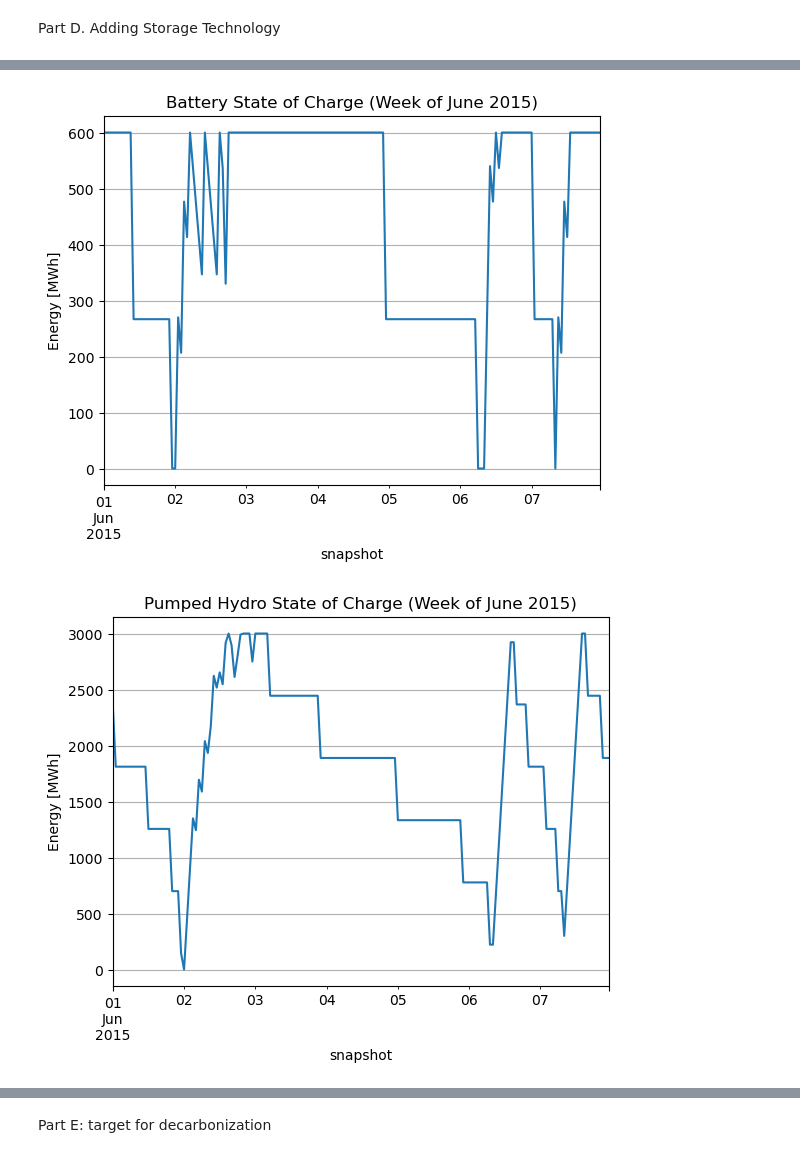
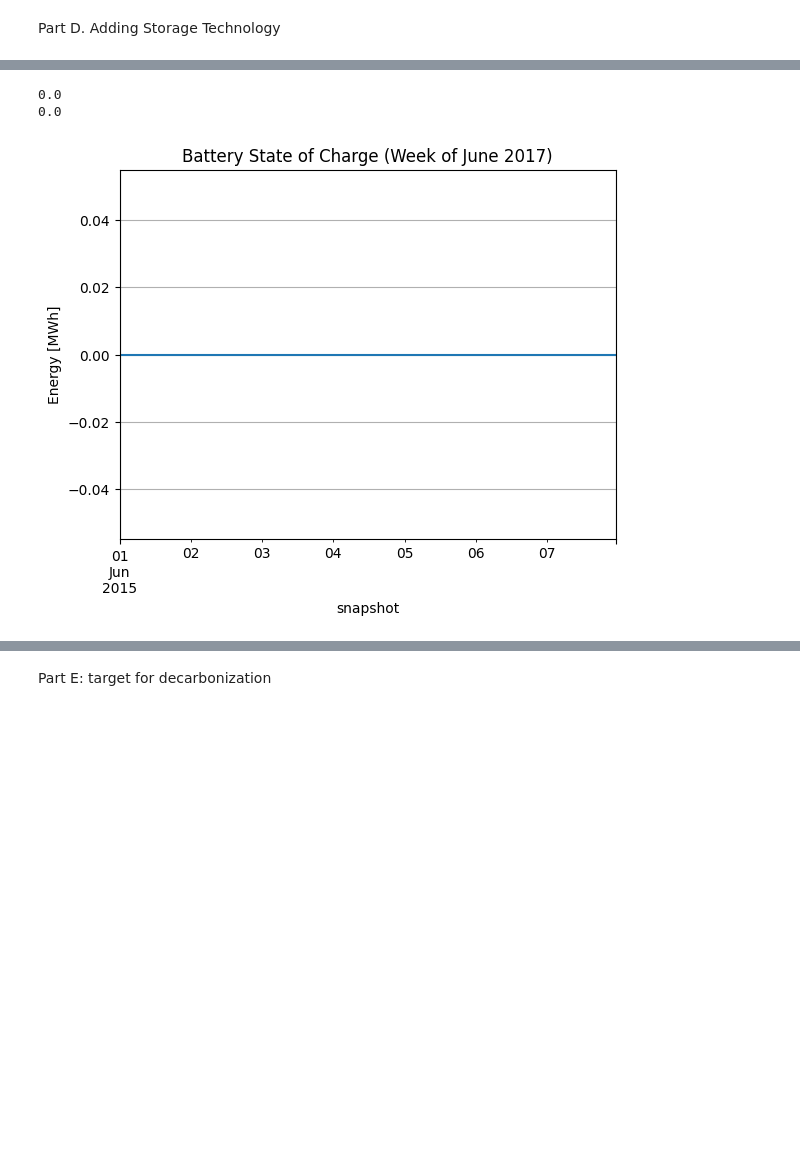
Before and after one commit to JuliaKatomena/Integrated-energy-grid, a Jupyter notebook: Project.ipynb, the cells around one changed output, grey strips where cells are left out. Cells and saved outputs as stored; diff of their text form; code cells hidden in the pictures; blank space fills up the shorter version.

```diff
--- a/Project.ipynb
+++ b/Project.ipynb
@@ -107,7 +106,7 @@ network.add("Carrier", "offshorewind")
 network.add("Carrier", "onshorewind")
 network.add("Carrier", "solar")
 network.add("Carrier", "nuclear")
-network.add("Carrier", "gas", co2_emissions=0.22) # in /MWh_tt_CO2h
+network.add("Carrier", "CCGT", co2_emissions=0.22) # in /MWh_tt_CO2h
 
 
 
@@ -166,7 +165,7 @@ network.add("Generator",
             "CCGT",
             bus="electricity bus",
             p_nom_extendable=True,
-            carrier="gas",
+            carrier="CCGT",
             #p_nom_max=7000,
             capital_cost = capital_cost_CCGT,
             marginal_cost = marginal_cost_CCGT)
@@ -479,33 +658,31 @@ plt.show()
 # %% [markdown]
 Part D. Adding Storage Technology
 # %%
-network.add("Carrier", "battery", overwrite = True)
-network.add("Carrier", "pumped hydro", overwrite = True)
+network.add("Carrier", "battery")
+network.add("Carrier", "Pumped Hydro")
 
 # add storage units (battery and pumped hydro)
 network.add("StorageUnit", "battery",
             bus="electricity bus",
-            p_nom_max = 300,
-            max_hours=2,
+            p_nom=300000,
+            max_hours=4.5,
             p_nom_extendable = True,
             efficiency_store=0.9,
             efficiency_dispatch=0.9,
-            capital_cost=0, # in €/MW
+            capital_cost=350000,
             marginal_cost=0,
             carrier="battery",
-            overwrite = True,
-            cyclic_state_of_charge=True)
+            overwrite = True)
 
-network.add("StorageUnit", "pumped_hydro",
+network.add("StorageUnit", "Pumped Hydro",
             bus="electricity bus",
-            p_nom_max = 500,
-            max_hours=6,
+            p_nom=500,
             p_nom_extendable = True,
+            max_hours=12,
             efficiency_store=0.9,
             efficiency_dispatch=0.9,
-            capital_cost= 0, # in €/MW
+            capital_cost=2000000,
             marginal_cost=0,
-            carrier="pumped hydro",
-            overwrite = True,
-            cyclic_state_of_charge=True)
+            carrier="Pumped Hydro",
+            overwrite = True)
 # %% [output]
@@ -550,15 +726,16 @@ plt.show()
+# %%
+p_nom_opt_batt = network.storage_units.loc["battery", "p_nom_opt"]
+p_nom_opt_pump = network.storage_units.loc["Pumped Hydro", "p_nom_opt"]
+print(p_nom_opt_batt)
+print(p_nom_opt_pump)
+# %% [output]
+0.0
+0.0
 # %%
 network.storage_units_t.state_of_charge["battery"].loc["2015-06-01":"2015-06-07"].plot()
-plt.title("Battery State of Charge (Week of June 2015)")
+plt.title("Battery State of Charge (Week of June 2017)")
 plt.ylabel("Energy [MWh]")
 plt.grid()
 plt.show()
-
-network.storage_units_t.state_of_charge["pumped_hydro"].loc["2015-06-01":"2015-06-07"].plot()
-plt.title("Pumped Hydro State of Charge (Week of June 2015)")
-plt.ylabel("Energy [MWh]")
-plt.grid()
-plt.show()
 # %% [output]
-[figure, old version]
+[figure, new version]
-[figure, removed]
```
Also changed, not shown: parts of 39 cells of this notebook.
